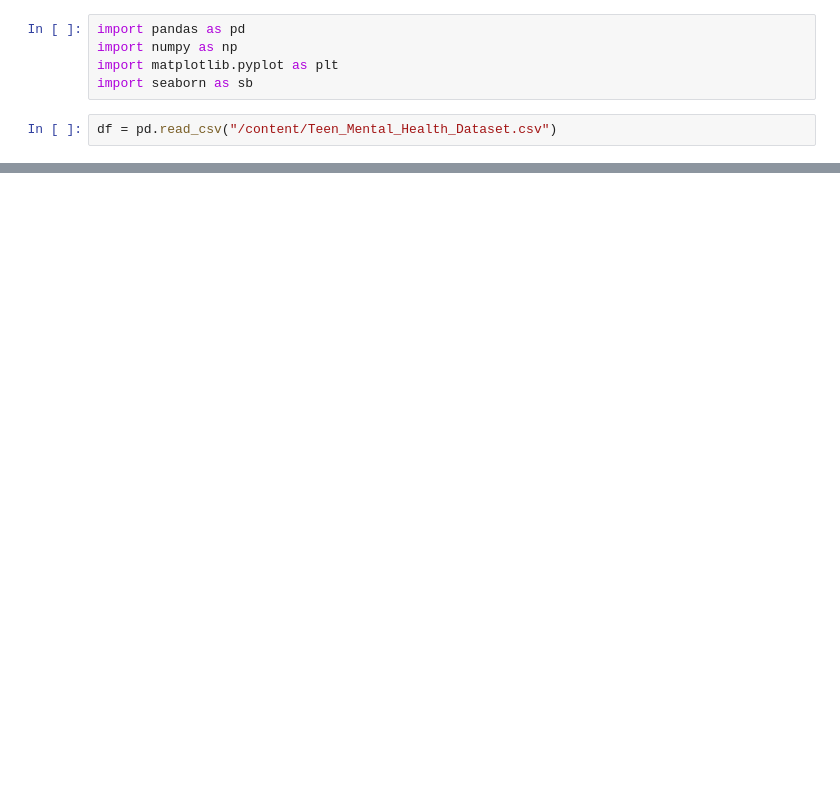
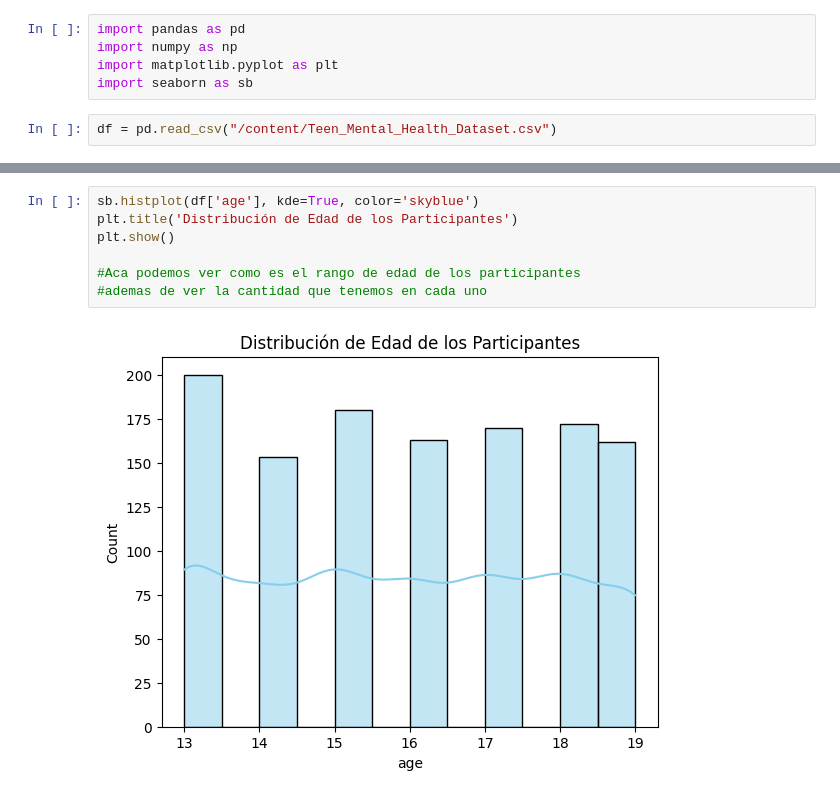
Before and after one commit to EricFlores1808/MINERIA_EF_LS_1, a Jupyter notebook: SocialMediaImpact.ipynb, the cells around one changed output, grey strips where cells are left out. Saved outputs shown, nothing was run; the diff lists cells and outputs as text; blank space fills up the shorter version.

```diff
--- a/SocialMediaImpact.ipynb
+++ b/SocialMediaImpact.ipynb
@@ -97,0 +109,9 @@ df.describe().round()
+# %%
+sb.histplot(df['age'], kde=True, color='skyblue')
+plt.title('Distribución de Edad de los Participantes')
+plt.show()
+
+#Aca podemos ver como es el rango de edad de los participantes
+#ademas de ver la cantidad que tenemos en cada uno
+# %% [output]
+[figure, added]
```
Also changed, not shown: parts of 12 cells of this notebook.
